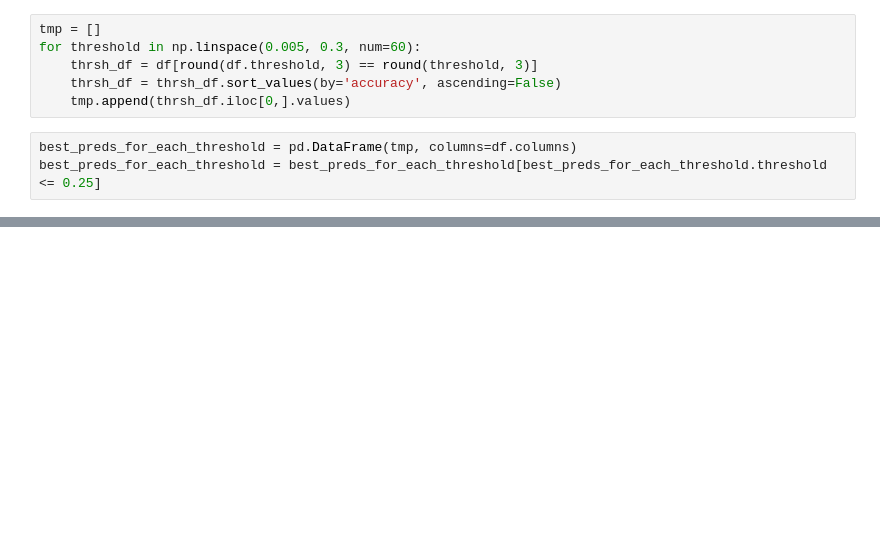
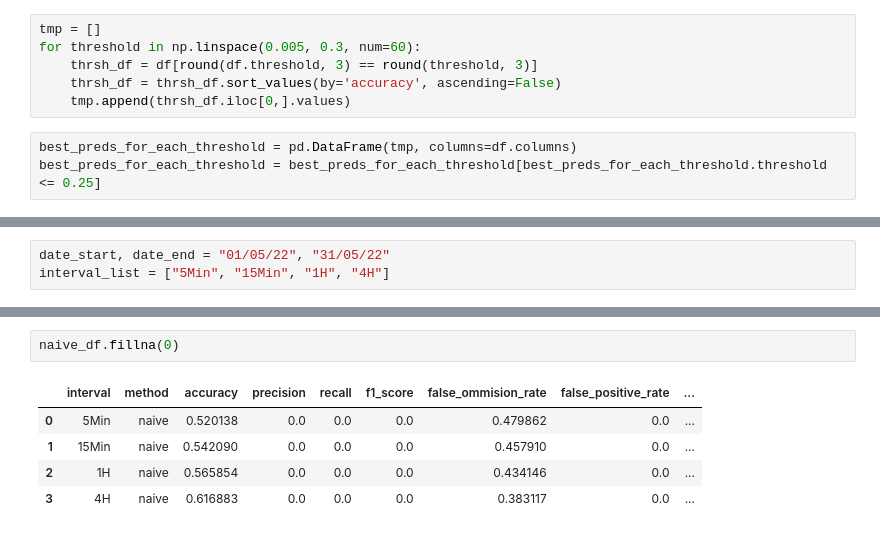
Before and after one commit to jzmujdzin/luna-nlp-paper, a Jupyter notebook: notebooks/threshold_analysis.ipynb, the cells around one changed output, grey strips where cells are left out. Drawn from its saved outputs; the diff is of its cells as text; blank space fills up the shorter version.

```diff
--- a/notebooks/threshold_analysis.ipynb
+++ b/notebooks/threshold_analysis.ipynb
@@ -16,0 +21,3 @@ best_preds_for_each_threshold = best_preds_for_each_threshold[best_preds_for_eac
+# %%
+date_start, date_end = "01/05/22", "31/05/22"
+interval_list = ["5Min", "15Min", "1H", "4H"]
@@ -17,3 +135,11 @@ best_preds_for_each_threshold = best_preds_for_each_threshold[best_preds_for_eac
+# %%
+naive_df.fillna(0)
+# %% [output]
+|  | interval | method | accuracy | precision | recall | f1_score | false_ommision_rate | false_positive_rate | ... |
+| 0 | 5Min | naive | 0.520138 | 0.0 | 0.0 | 0.0 | 0.479862 | 0.0 | ... |
+| 1 | 15Min | naive | 0.542090 | 0.0 | 0.0 | 0.0 | 0.457910 | 0.0 | ... |
+| 2 | 1H | naive | 0.565854 | 0.0 | 0.0 | 0.0 | 0.434146 | 0.0 | ... |
+| 3 | 4H | naive | 0.616883 | 0.0 | 0.0 | 0.0 | 0.383117 | 0.0 | ... |
 # %%
 plt.figure(figsize=(14, 10))
 plt.plot(best_preds_for_each_threshold.threshold, best_preds_for_each_threshold.accuracy)
```
Also changed, not shown: parts of 11 cells of this notebook.
